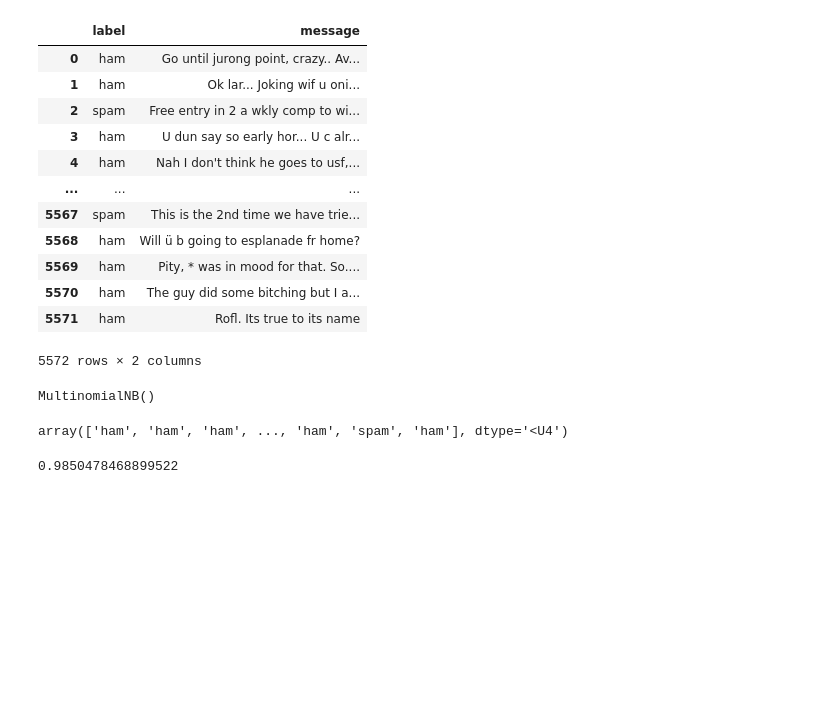
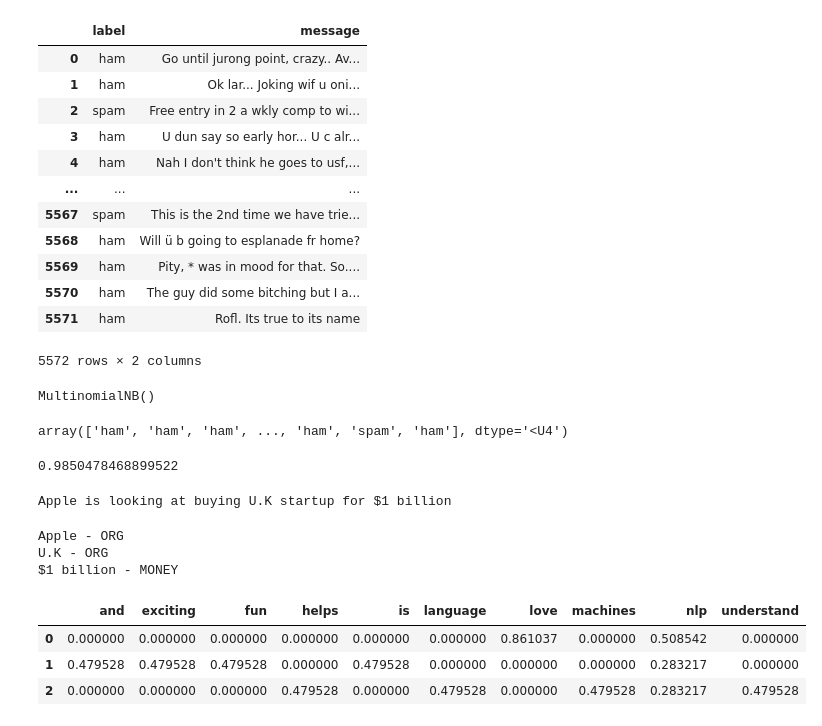
Before and after one commit to nikita98062/Python-Practice, a Jupyter notebook: NLP projects.ipynb, the cells around one changed output. Saved outputs shown, nothing was run; the diff lists cells and outputs as text; code cells hidden in the pictures; blank space fills up the shorter version.

```diff
--- a/NLP projects.ipynb
+++ b/NLP projects.ipynb
@@ -2063,0 +2070,31 @@ ac
+# %%
+doc
+# %% [output]
+Apple is looking at buying U.K startup for $1 billion
+# %%
+for i in doc.ents:
+    print(i.text,"-",i.label_)
+# %% [output]
+Apple - ORG
+U.K - ORG
+$1 billion - MONEY
+# %%
+# TF-IDF Feature Extraction
+from sklearn.feature_extraction.text import TfidfVectorizer
+corpus=[
+    "I love NLP",
+    "NLP is fun and exciting",
+    "NLP helps machines understand language"
+]
+# %%
+vector=TfidfVectorizer()
+# %%
+x=vector.fit_transform(corpus)
+# %%
+df=pd.DataFrame(x.toarray(),columns=vector.get_feature_names_out())
+df
+# %% [output]
+|  | and | exciting | fun | helps | is | language | love | machines | nlp | understand |
+| 0 | 0.000000 | 0.000000 | 0.000000 | 0.000000 | 0.000000 | 0.000000 | 0.861037 | 0.000000 | 0.508542 | 0.000000 |
+| 1 | 0.479528 | 0.479528 | 0.479528 | 0.000000 | 0.479528 | 0.000000 | 0.000000 | 0.000000 | 0.283217 | 0.000000 |
+| 2 | 0.000000 | 0.000000 | 0.000000 | 0.479528 | 0.000000 | 0.479528 | 0.000000 | 0.479528 | 0.283217 | 0.479528 |
```
Also changed, not shown: parts of 4 cells of this notebook.
